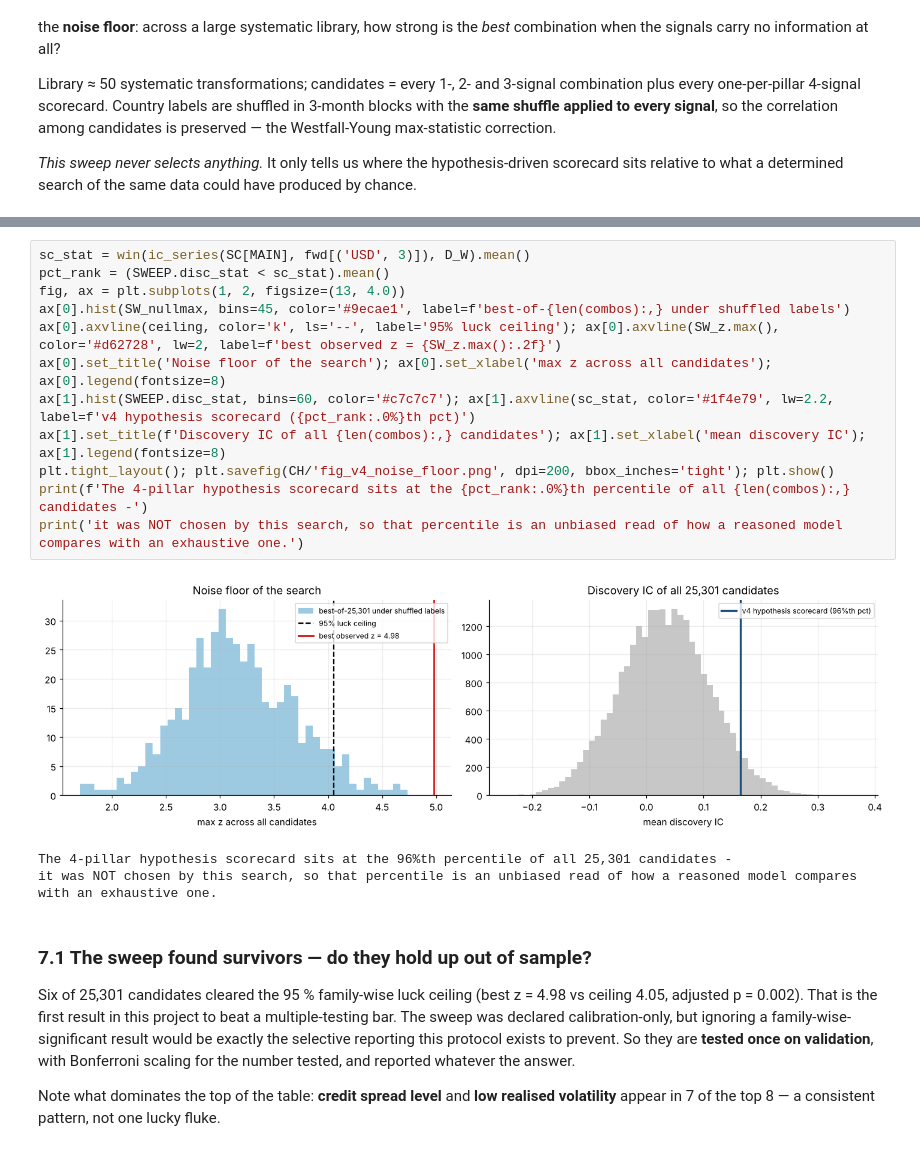
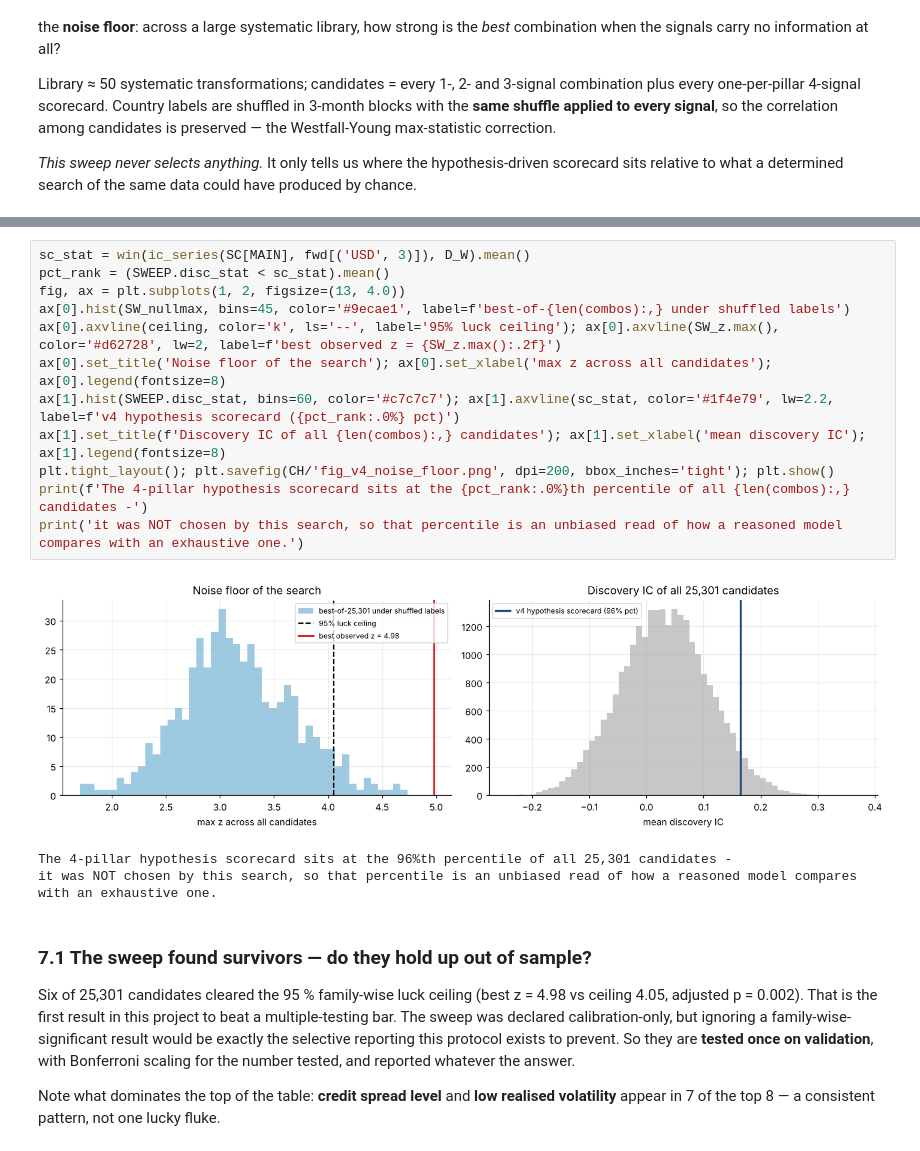
Before and after one commit to SadamAnjaneyulu/Markets-Scorecard, a Jupyter notebook: notebook/Markets_Scorecard_v4.ipynb, the cells around one changed output, grey strips where cells are left out. Drawn from its saved outputs; the diff is of its cells as text.

```diff
--- a/notebook/Markets_Scorecard_v4.ipynb
+++ b/notebook/Markets_Scorecard_v4.ipynb
@@ -729,17 +729,17 @@ Candidates clearing the 95% luck ceiling: 6  (0.02%)
 # %%
 sc_stat = win(ic_series(SC[MAIN], fwd[('USD', 3)]), D_W).mean()
 pct_rank = (SWEEP.disc_stat < sc_stat).mean()
 fig, ax = plt.subplots(1, 2, figsize=(13, 4.0))
 ax[0].hist(SW_nullmax, bins=45, color='#9ecae1', label=f'best-of-{len(combos):,} under shuffled labels')
 ax[0].axvline(ceiling, color='k', ls='--', label='95% luck ceiling'); ax[0].axvline(SW_z.max(), color='#d62728', lw=2, label=f'best observed z = {SW_z.max():.2f}')
 ax[0].set_title('Noise floor of the search'); ax[0].set_xlabel('max z across all candidates'); ax[0].legend(fontsize=8)
-ax[1].hist(SWEEP.disc_stat, bins=60, color='#c7c7c7'); ax[1].axvline(sc_stat, color='#1f4e79', lw=2.2, label=f'v4 hypothesis scorecard ({pct_rank:.0%}th pct)')
+ax[1].hist(SWEEP.disc_stat, bins=60, color='#c7c7c7'); ax[1].axvline(sc_stat, color='#1f4e79', lw=2.2, label=f'v4 hypothesis scorecard ({pct_rank:.0%} pct)')
 ax[1].set_title(f'Discovery IC of all {len(combos):,} candidates'); ax[1].set_xlabel('mean discovery IC'); ax[1].legend(fontsize=8)
 plt.tight_layout(); plt.savefig(CH/'fig_v4_noise_floor.png', dpi=200, bbox_inches='tight'); plt.show()
 print(f'The 4-pillar hypothesis scorecard sits at the {pct_rank:.0%}th percentile of all {len(combos):,} candidates -')
 print('it was NOT chosen by this search, so that percentile is an unbiased read of how a reasoned model compares with an exhaustive one.')
 # %% [output]
-[figure, old version]
+[figure, new version]
 The 4-pillar hypothesis scorecard sits at the 96%th percentile of all 25,301 candidates -
 it was NOT chosen by this search, so that percentile is an unbiased read of how a reasoned model compares with an exhaustive one.
 # %% [markdown]
```
Also changed, not shown: parts of 11 cells of this notebook, 3 other files.
